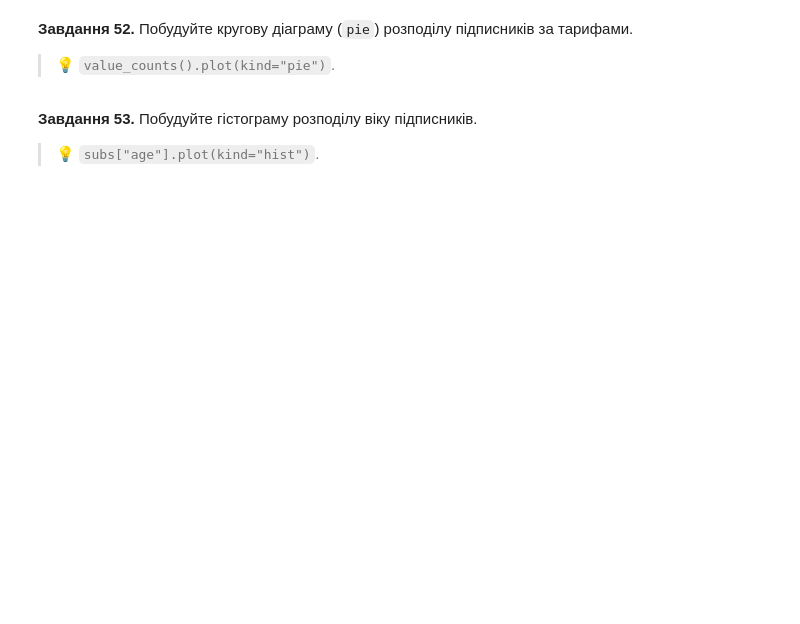
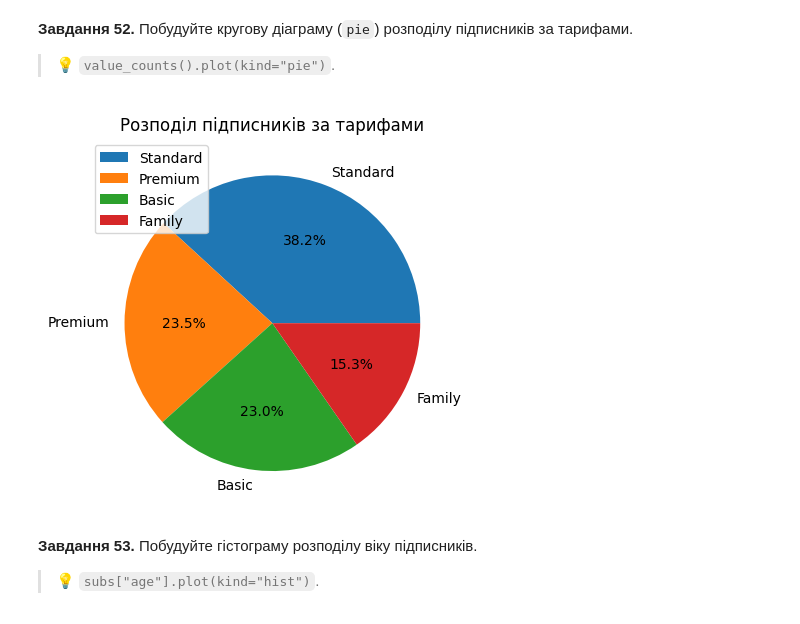
Before and after one commit to T-Svitlichna/DTA_Python, a Jupyter notebook: HomeWork/80task_Nazar_29052026pandas_viz_practice.ipynb, the cells around one changed output. Cells and saved outputs as stored; diff of their text form; code cells hidden in the pictures; blank space fills up the shorter version.

```diff
--- a/HomeWork/80task_Nazar_29052026pandas_viz_practice.ipynb
+++ b/HomeWork/80task_Nazar_29052026pandas_viz_practice.ipynb
@@ -821,3 +978,14 @@ pandas вміє будувати швидкі графіки прямо з да
+# %%
+# Завдання 52:
+
+plt.pie(subs["plan"].value_counts(), labels=subs["plan"].value_counts().index, autopct="%1.1f%%")
+plt.title("Розподіл підписників за тарифами")
+plt.ylabel("")
+plt.legend(loc='upper left')
+
+plt.show()
+# %% [output]
+[figure, added]
 # %% [markdown]
 **Завдання 53.** Побудуйте гістограму розподілу віку підписників.
 
```
Also changed, not shown: parts of 82 cells of this notebook.
